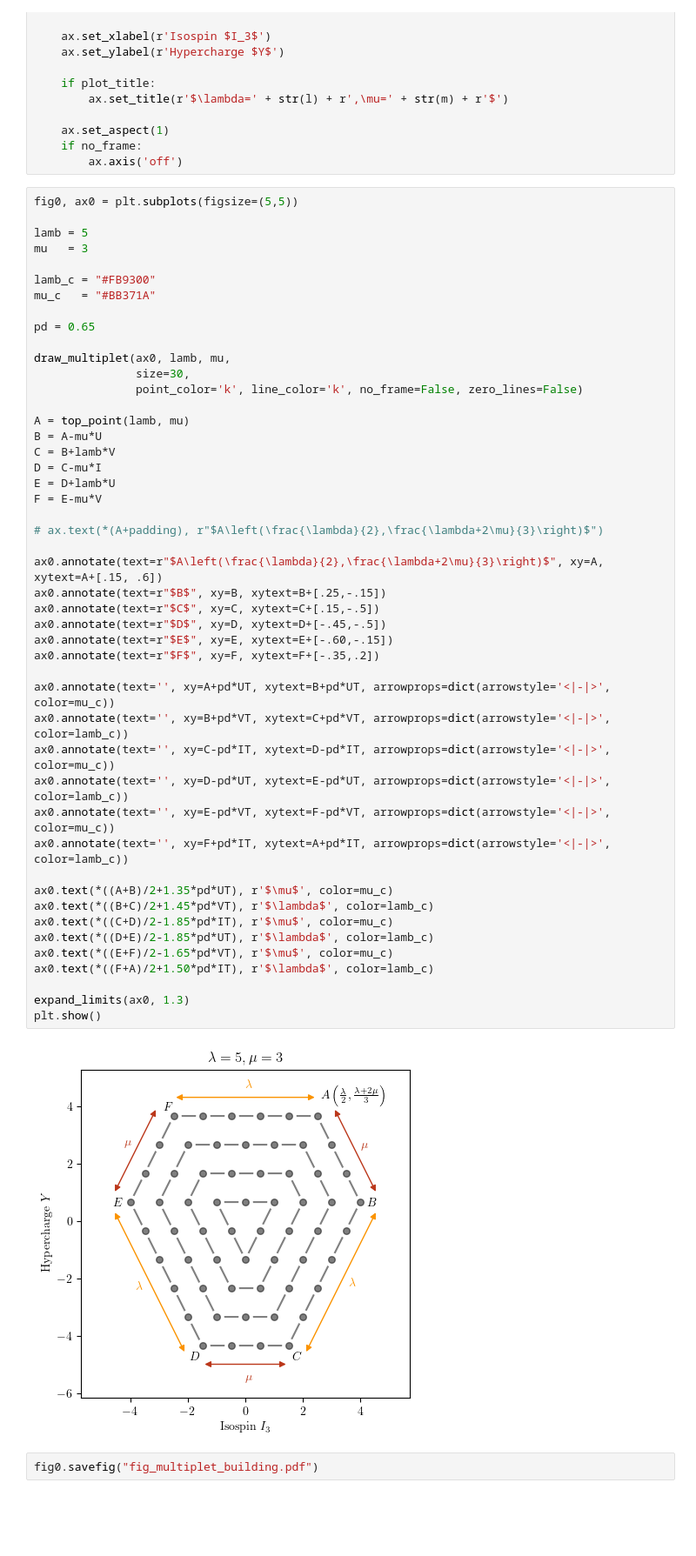
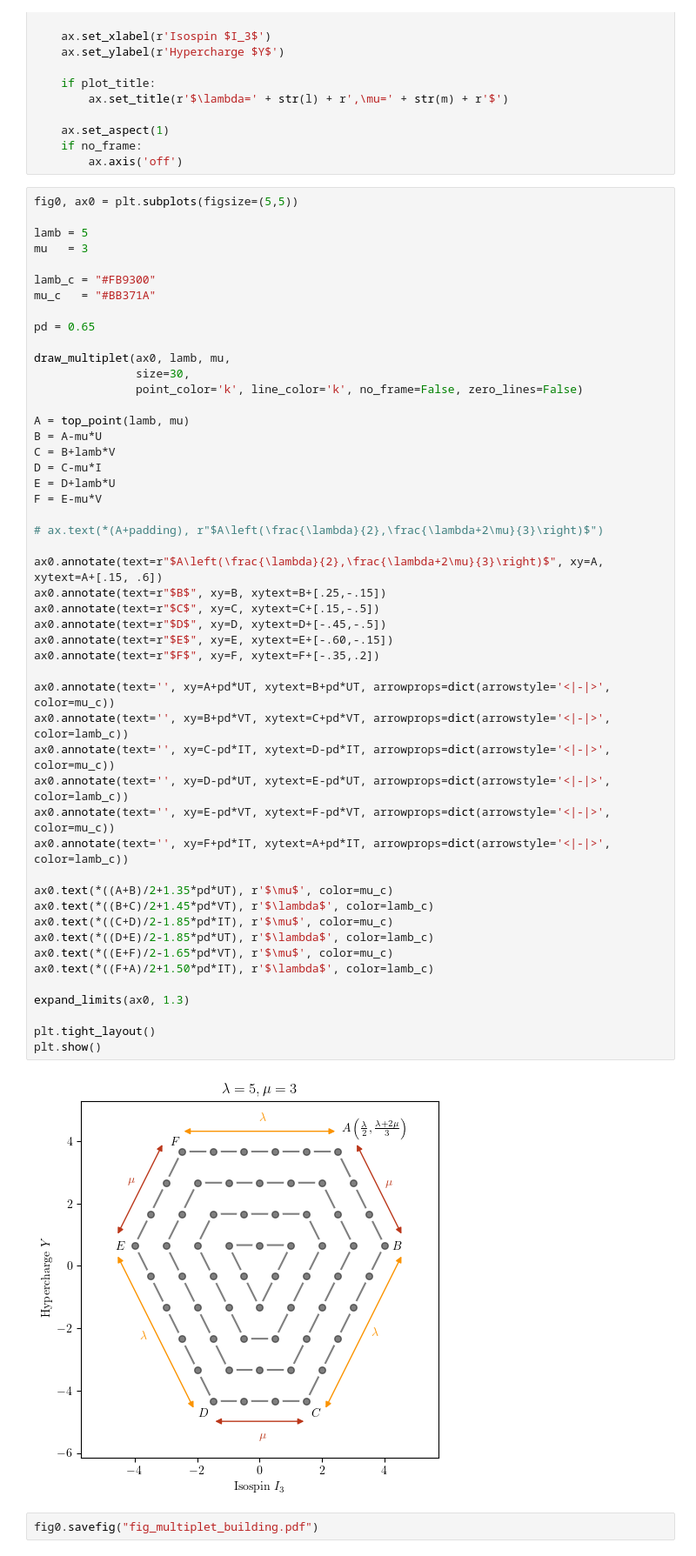
Before and after one commit to giochanturia/jupyters, a Jupyter notebook: SU(3) Multiplets/Multiplets.ipynb, the cells around one changed output. Shown at 87% size. Cells and saved outputs as stored; diff of their text form; blank space fills up the shorter version.

```diff
--- a/SU(3) Multiplets/Multiplets.ipynb
+++ b/SU(3) Multiplets/Multiplets.ipynb
@@ -173,34 +177,36 @@ C = B+lamb*V
 D = C-mu*I
 E = D+lamb*U
 F = E-mu*V
 
 # ax.text(*(A+padding), r"$A\left(\frac{\lambda}{2},\frac{\lambda+2\mu}{3}\right)$")
 
 ax0.annotate(text=r"$A\left(\frac{\lambda}{2},\frac{\lambda+2\mu}{3}\right)$", xy=A, xytext=A+[.15, .6])
 ax0.annotate(text=r"$B$", xy=B, xytext=B+[.25,-.15])
 ax0.annotate(text=r"$C$", xy=C, xytext=C+[.15,-.5])
 ax0.annotate(text=r"$D$", xy=D, xytext=D+[-.45,-.5])
 ax0.annotate(text=r"$E$", xy=E, xytext=E+[-.60,-.15])
 ax0.annotate(text=r"$F$", xy=F, xytext=F+[-.35,.2])
 
 ax0.annotate(text='', xy=A+pd*UT, xytext=B+pd*UT, arrowprops=dict(arrowstyle='<|-|>', color=mu_c))
 ax0.annotate(text='', xy=B+pd*VT, xytext=C+pd*VT, arrowprops=dict(arrowstyle='<|-|>', color=lamb_c))
 ax0.annotate(text='', xy=C-pd*IT, xytext=D-pd*IT, arrowprops=dict(arrowstyle='<|-|>', color=mu_c))
 ax0.annotate(text='', xy=D-pd*UT, xytext=E-pd*UT, arrowprops=dict(arrowstyle='<|-|>', color=lamb_c))
 ax0.annotate(text='', xy=E-pd*VT, xytext=F-pd*VT, arrowprops=dict(arrowstyle='<|-|>', color=mu_c))
 ax0.annotate(text='', xy=F+pd*IT, xytext=A+pd*IT, arrowprops=dict(arrowstyle='<|-|>', color=lamb_c))
 
 ax0.text(*((A+B)/2+1.35*pd*UT), r'$\mu$', color=mu_c)
 ax0.text(*((B+C)/2+1.45*pd*VT), r'$\lambda$', color=lamb_c)
 ax0.text(*((C+D)/2-1.85*pd*IT), r'$\mu$', color=mu_c)
 ax0.text(*((D+E)/2-1.85*pd*UT), r'$\lambda$', color=lamb_c)
 ax0.text(*((E+F)/2-1.65*pd*VT), r'$\mu$', color=mu_c)
 ax0.text(*((F+A)/2+1.50*pd*IT), r'$\lambda$', color=lamb_c)
 
 expand_limits(ax0, 1.3)
+
+plt.tight_layout()
 plt.show()
 # %% [output]
-[figure, old version]
+[figure, new version]
 # %%
 fig0.savefig("fig_multiplet_building.pdf")
 # %%
```
Also changed, not shown: parts of 9 cells of this notebook, 10 other files.
